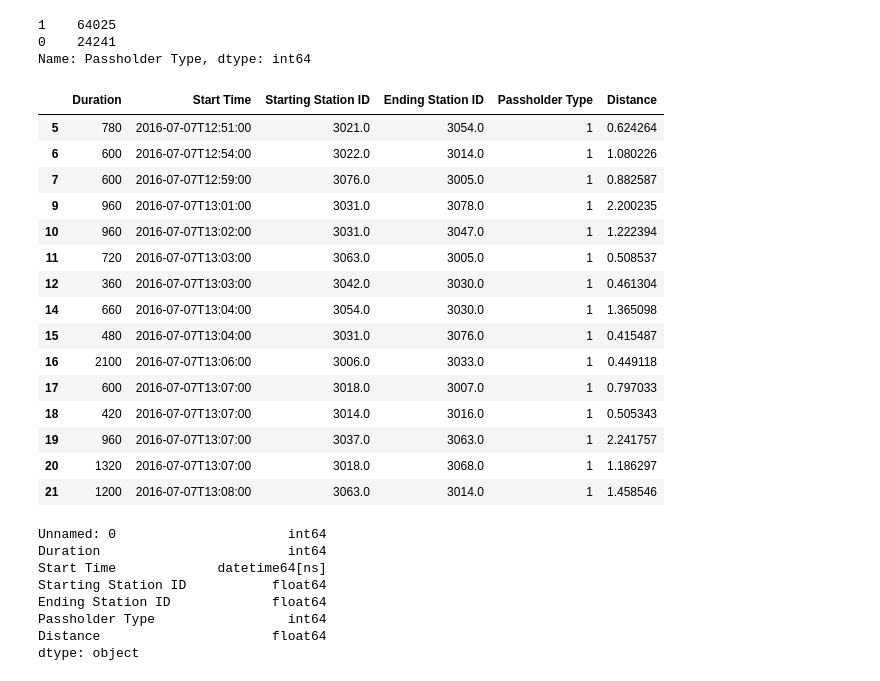
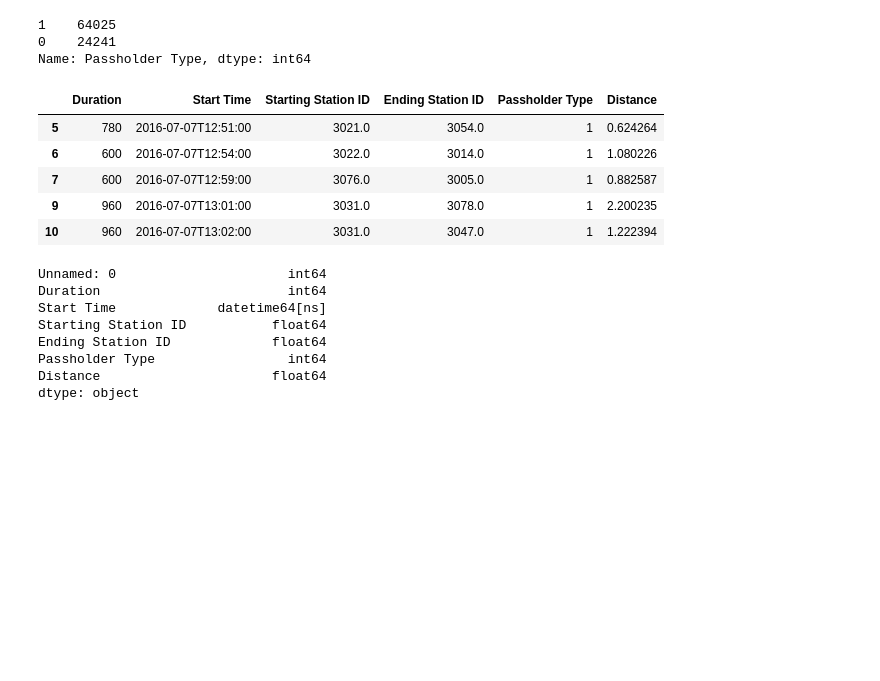
Before and after one commit to yyul10/LA_metro_bike_relocation, a Jupyter notebook: LA_metro_bike-relocation.ipynb, the cells around one changed output. Saved outputs shown, nothing was run; the diff lists cells and outputs as text; code cells hidden in the pictures; blank space fills up the shorter version.

```diff
--- a/LA_metro_bike-relocation.ipynb
+++ b/LA_metro_bike-relocation.ipynb
@@ -43,31 +43,21 @@ Name: Passholder Type, dtype: int64
 # %%
 # Calculate the manhattan distance between starting stations and ending stations
 ndata['Distance'] = ndata.apply(
     (lambda row: 1.414*geopy.distance.distance(
         (row['Starting Station Latitude'], row['Starting Station Longitude']),
         (row['Ending Station Latitude'], row['Ending Station Longitude'])).miles), axis=1)
 ndata = ndata.drop(['Trip ID', 'Starting Station Latitude','Starting Station Longitude',
                    'Ending Station Latitude','Ending Station Longitude',
                     'Starting Lat-Long', 'Ending Lat-Long'
                    ,'Plan Duration','End Time','Trip Route Category','Bike ID'], axis=1)
-ndata.iloc[:15, :]
+ndata.iloc[:5, :]
 # %% [output]
 |  | Duration | Start Time | Starting Station ID | Ending Station ID | Passholder Type | Distance |
 | 5 | 780 | 2016-07-07T12:51:00 | 3021.0 | 3054.0 | 1 | 0.624264 |
 | 6 | 600 | 2016-07-07T12:54:00 | 3022.0 | 3014.0 | 1 | 1.080226 |
 | 7 | 600 | 2016-07-07T12:59:00 | 3076.0 | 3005.0 | 1 | 0.882587 |
 | 9 | 960 | 2016-07-07T13:01:00 | 3031.0 | 3078.0 | 1 | 2.200235 |
 | 10 | 960 | 2016-07-07T13:02:00 | 3031.0 | 3047.0 | 1 | 1.222394 |
-| 11 | 720 | 2016-07-07T13:03:00 | 3063.0 | 3005.0 | 1 | 0.508537 |
-| 12 | 360 | 2016-07-07T13:03:00 | 3042.0 | 3030.0 | 1 | 0.461304 |
-| 14 | 660 | 2016-07-07T13:04:00 | 3054.0 | 3030.0 | 1 | 1.365098 |
-| 15 | 480 | 2016-07-07T13:04:00 | 3031.0 | 3076.0 | 1 | 0.415487 |
-| 16 | 2100 | 2016-07-07T13:06:00 | 3006.0 | 3033.0 | 1 | 0.449118 |
-| 17 | 600 | 2016-07-07T13:07:00 | 3018.0 | 3007.0 | 1 | 0.797033 |
-| 18 | 420 | 2016-07-07T13:07:00 | 3014.0 | 3016.0 | 1 | 0.505343 |
-| 19 | 960 | 2016-07-07T13:07:00 | 3037.0 | 3063.0 | 1 | 2.241757 |
-| 20 | 1320 | 2016-07-07T13:07:00 | 3018.0 | 3068.0 | 1 | 1.186297 |
-| 21 | 1200 | 2016-07-07T13:08:00 | 3063.0 | 3014.0 | 1 | 1.458546 |
 # %%
 # ndata.to_csv('ndata.csv')
 ndata = pd.read_csv('ndata.csv')
```
Also changed, not shown: parts of 13 cells of this notebook.
